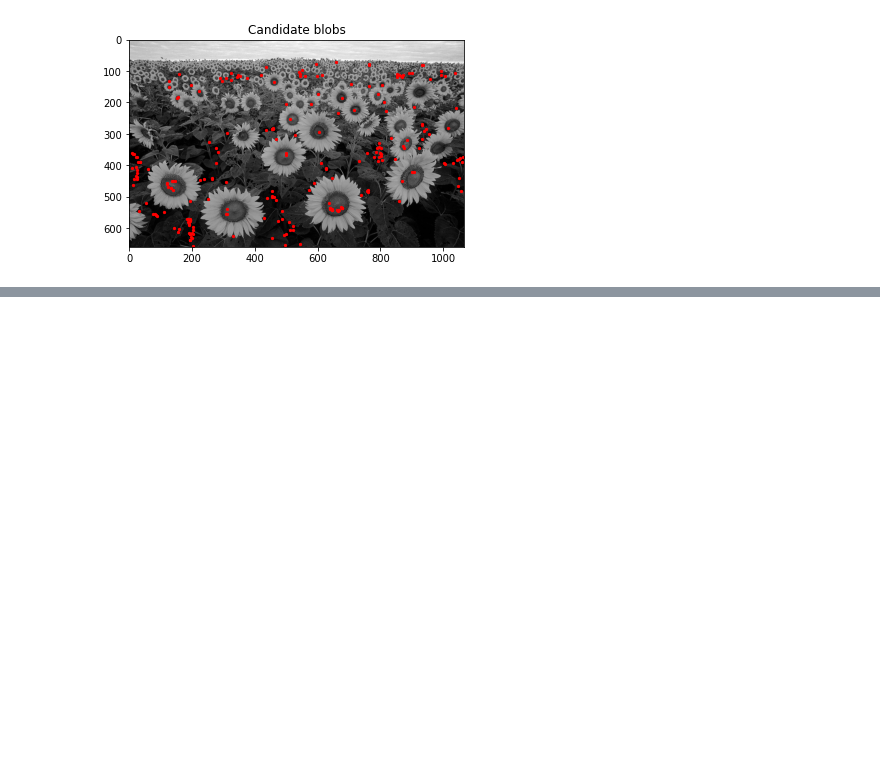
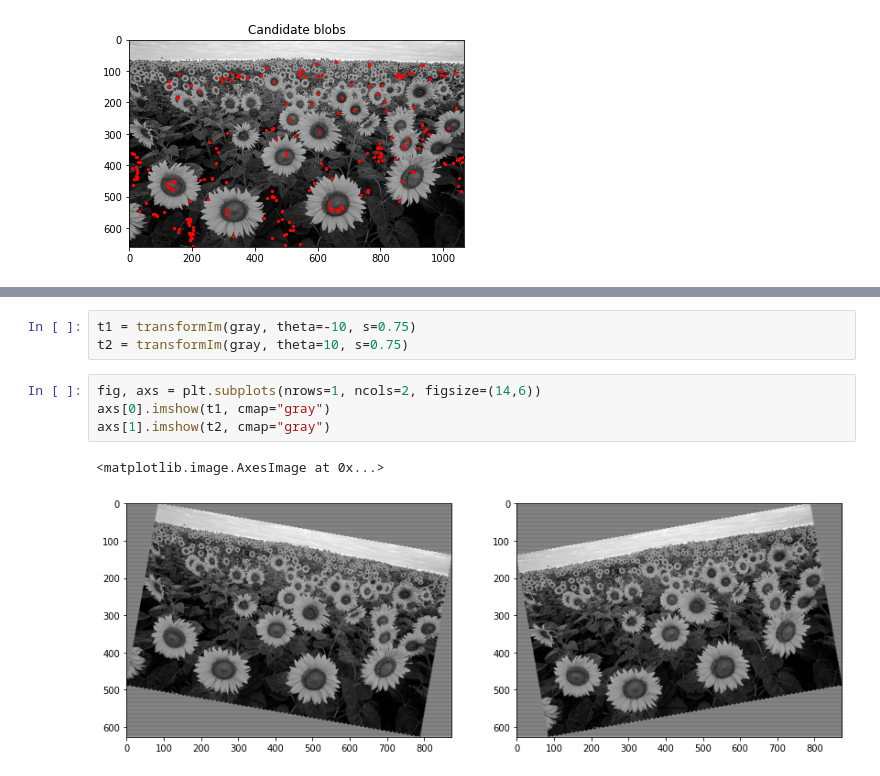
Before and after one commit to henrfj/02504-Computer-Vision, a Jupyter notebook: ex8 Blob detection.ipynb, the cells around one changed output, grey strips where cells are left out. Saved outputs shown, nothing was run; the diff lists cells and outputs as text; blank space fills up the shorter version.

```diff
--- a/ex8 Blob detection.ipynb
+++ b/ex8 Blob detection.ipynb
@@ -186,0 +273,10 @@ plt.imshow(gray, cmap="gray")
+# %%
+t1 = transformIm(gray, theta=-10, s=0.75)
+t2 = transformIm(gray, theta=10, s=0.75)
+# %%
+fig, axs = plt.subplots(nrows=1, ncols=2, figsize=(14,6))
+axs[0].imshow(t1, cmap="gray")
+axs[1].imshow(t2, cmap="gray")
+# %% [output]
+<matplotlib.image.AxesImage at 0x...>
+[figure, added]
```
Also changed, not shown: parts of 16 cells of this notebook.
